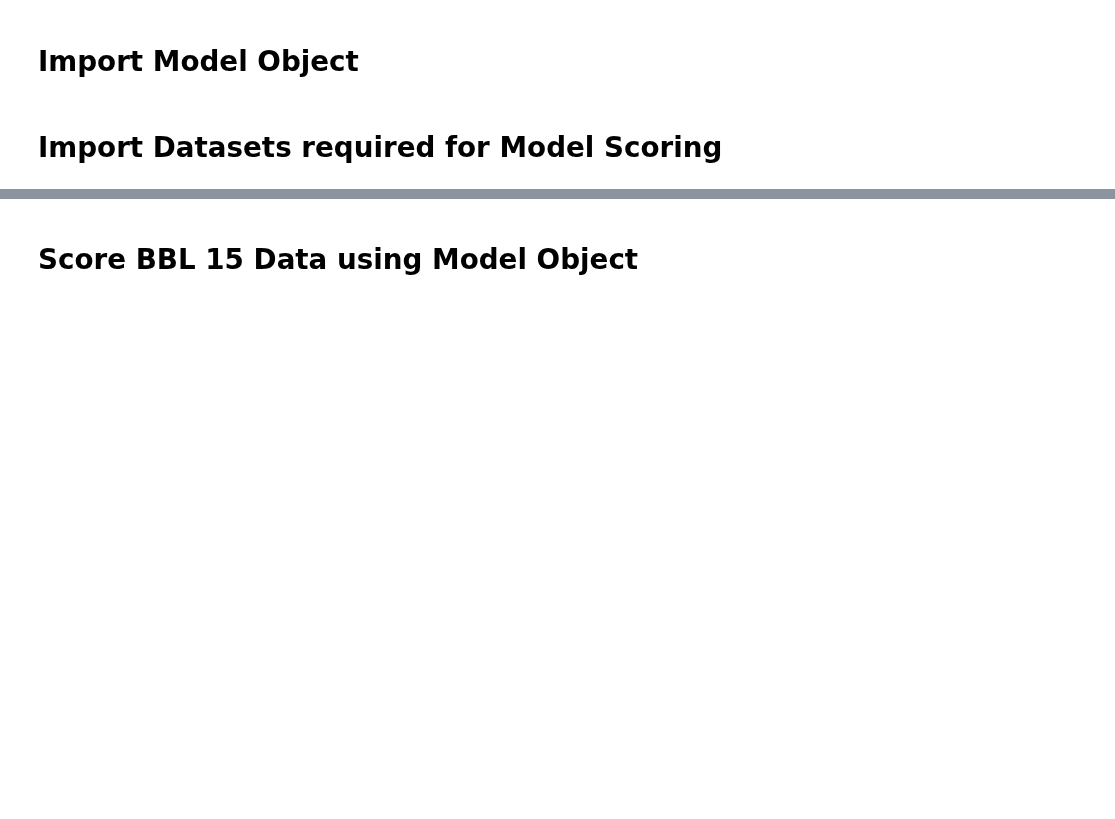
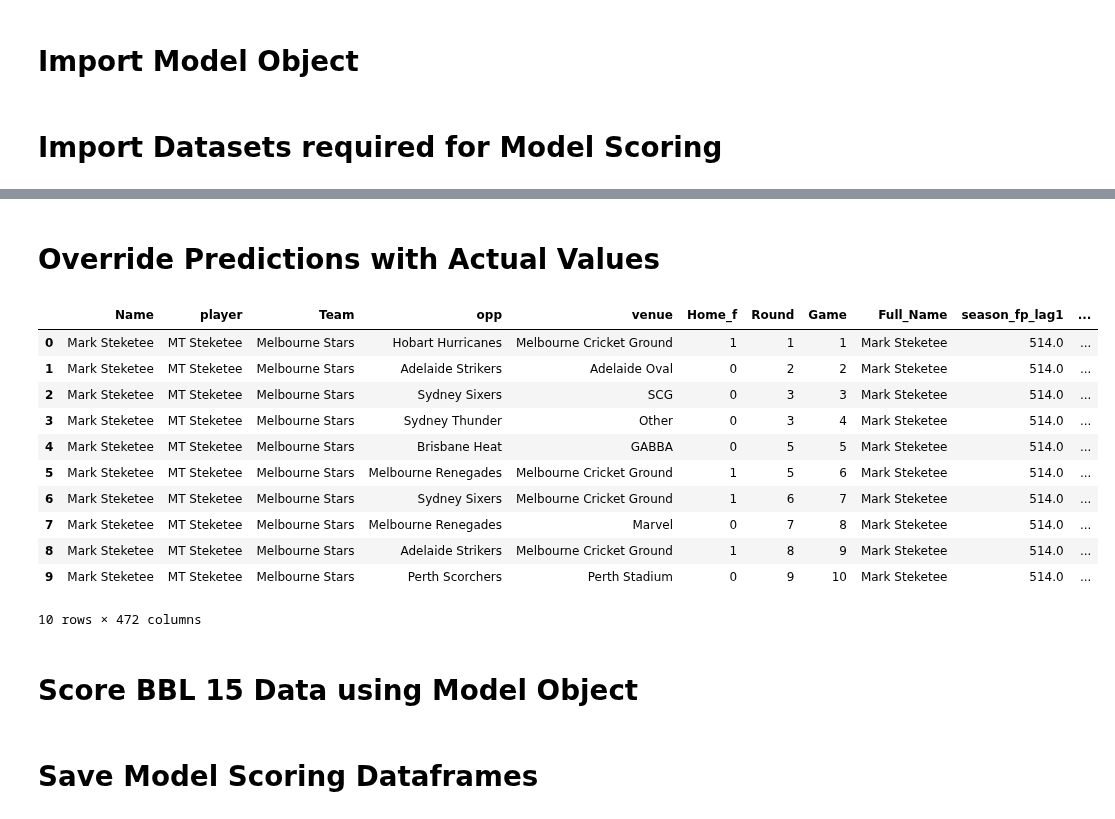
Before and after one commit to Dilan-De-Silva/Big-Bash-Fantasy-AI-v2, a Jupyter notebook: python_script/round-1/Model-Scoring-Pipeline/Model-Scoring-Pipeline-EFP-All.ipynb, the cells around one changed output, grey strips where cells are left out. Saved outputs shown, nothing was run; the diff lists cells and outputs as text; code cells hidden in the pictures; blank space fills up the shorter version.

Commit message:
Post Rnd 1 Trade Optimisation Adjustments

```diff
--- a/python_script/round-1/Model-Scoring-Pipeline/Model-Scoring-Pipeline-EFP-All.ipynb
+++ b/python_script/round-1/Model-Scoring-Pipeline/Model-Scoring-Pipeline-EFP-All.ipynb
@@ -21,9 +21,10 @@ warnings.filterwarnings("ignore")
 
 os.getcwd()
 directory = 'C:/Users/dilan/OneDrive/Documents/Data Science Projects/Repos/Big-Bash-Fantasy-AI-v2/python_script/pre-season/'
-add_data_directory = 'C:/Users/dilan/OneDrive/Documents/Data Science Projects/Repos/Big-Bash-Fantasy-AI-v2/data/add_data_created/pre_tourny'
+add_data_directory = 'C:/Users/dilan/OneDrive/Documents/Data Science Projects/Repos/Big-Bash-Fantasy-AI-v2/data/add_data_created/post_round_1/'
 over_data_directory = 'C:/Users/dilan/OneDrive/Documents/Data Science Projects/Repos/Big-Bash-Fantasy-AI-v2/data/add_data_created/overall'
-py_data_directory = 'C:/Users/dilan/OneDrive/Documents/Data Science Projects/Repos/Big-Bash-Fantasy-AI-v2/data/python_data/'
+py_data_directory = 'C:/Users/dilan/OneDrive/Documents/Data Science Projects/Repos/Big-Bash-Fantasy-AI-v2/data/python_data'
+py_data_score_directory = 'C:/Users/dilan/OneDrive/Documents/Data Science Projects/Repos/Big-Bash-Fantasy-AI-v2/data/python_data/scoring'
 # %% [markdown]
 # Import Model Object
 # %%
@@ -41,9 +36,9 @@ feat_list = model_obj.get_booster().feature_names
 # %% [markdown]
 # Import Datasets required for Model Scoring
 # %%
-# 2a. Import Datasets
+# 1. Import Datasets
 # All BBL 15 Player & their Team Data
-player_df = pd.read_csv(os.path.join(add_data_directory,'player_price_2026.csv'), low_memory=False)
+player_df = pd.read_csv(os.path.join(add_data_directory,'player_price_2026_efp_rnd_1.csv'), low_memory=False)
 player_df = player_df[["Full_Name","player", "Team"]].rename(columns = {"Full_Name":"Name"})
 
 # BBL 15 Player Features
@@ -53,22 +48,19 @@ lags_15_df = lags_15_df.drop(["Unnamed: 0"], axis = 1)
 
 # BBL14 Fixture
 # Need a table for each team with opposition and where they play against the opposition
-team_venue_df = pd.read_csv(os.path.join(over_data_directory,'team_loc_fixture_upd.csv'), low_memory=False)
-print(team_venue_df)
+team_venue_df = pd.read_csv(os.path.join(over_data_directory,'team_loc_fixture.csv'), low_memory=False)
+team_venue_df['Game'] = team_venue_df.groupby('Team').cumcount() + 1
 
-# 2b. Join Datasets
+# 2. Join Datasets
 # Join BBL15 Player Team Data - All Player Fixture Possible Scenarios
 player_fix_scen_df = pd.merge(player_df , team_venue_df, left_on = ["Team"], right_on = ["Team"], how = "left")
 player_fix_scen_df = player_fix_scen_df.rename(columns = {"Opposition":"opp", "Venue":"venue"})
-print(player_fix_scen_df)
 
 ## Join BBL14 Player Feature Data - All Player Fixture Possible Scenarios
 bbl15_scen_df = pd.merge(player_fix_scen_df , lags_15_df, left_on = ["player"], right_on = ["player"], how = "left")
 print(bbl15_scen_df)
 
 unique_play_fix = player_fix_scen_df['player'].unique()
-print(unique_play_fix)
 
 unique_lag = lags_15_df['player'].unique()
-print(unique_lag)
 # %% [output]
@@ -92,2 +84,31 @@ print(unique_lag)
+# %% [markdown]
+# Override Predictions with Actual Values
+# %%
+# 1. Extract Actual Points Data
+bbl15_prior_df = pd.read_csv(os.path.join(add_data_directory,'player_bbl15_pts_rnd_1.csv'), low_memory=False)
+bbl15_prior_df = bbl15_prior_df.drop(['Team','Price'], axis = 1)
+bbl15_prior_df.columns = bbl15_prior_df.columns.str.replace(r'Game_', '')
+bbl15_prior_df = pd.melt(bbl15_prior_df, id_vars=['player'], value_vars= ['1', '2', '3', '4', '5', '6', '7', '8', '9', '10'],
+                         var_name='Game', value_name='fantasy_point').dropna()
+bbl15_prior_df['Game'] = bbl15_prior_df['Game'].astype(int)
+bbl15_prior_df = bbl15_prior_df.rename(columns={"player": "Name"})
+
+# 2. Override Expected Points with Actual Points where available
+bbl15_scen_df = pd.merge(bbl15_scen_df, bbl15_prior_df, left_on = ["Name","Game"], right_on = ["Name","Game"], how = "left")
+
+display(bbl15_scen_df.head(10))
+# %% [output]
+|  | Name | player | Team | opp | venue | Home_f | Round | Game | Full_Name | season_fp_lag1 | ... |
+| 0 | Mark Steketee | MT Steketee | Melbourne Stars | Hobart Hurricanes | Melbourne Cricket Ground | 1 | 1 | 1 | Mark Steketee | 514.0 | ... |
+| 1 | Mark Steketee | MT Steketee | Melbourne Stars | Adelaide Strikers | Adelaide Oval | 0 | 2 | 2 | Mark Steketee | 514.0 | ... |
+| 2 | Mark Steketee | MT Steketee | Melbourne Stars | Sydney Sixers | SCG | 0 | 3 | 3 | Mark Steketee | 514.0 | ... |
+| 3 | Mark Steketee | MT Steketee | Melbourne Stars | Sydney Thunder | Other | 0 | 3 | 4 | Mark Steketee | 514.0 | ... |
+| 4 | Mark Steketee | MT Steketee | Melbourne Stars | Brisbane Heat | GABBA | 0 | 5 | 5 | Mark Steketee | 514.0 | ... |
+| 5 | Mark Steketee | MT Steketee | Melbourne Stars | Melbourne Renegades | Melbourne Cricket Ground | 1 | 5 | 6 | Mark Steketee | 514.0 | ... |
+| 6 | Mark Steketee | MT Steketee | Melbourne Stars | Sydney Sixers | Melbourne Cricket Ground | 1 | 6 | 7 | Mark Steketee | 514.0 | ... |
+| 7 | Mark Steketee | MT Steketee | Melbourne Stars | Melbourne Renegades | Marvel | 0 | 7 | 8 | Mark Steketee | 514.0 | ... |
+| 8 | Mark Steketee | MT Steketee | Melbourne Stars | Adelaide Strikers | Melbourne Cricket Ground | 1 | 8 | 9 | Mark Steketee | 514.0 | ... |
+| 9 | Mark Steketee | MT Steketee | Melbourne Stars | Perth Scorchers | Perth Stadium | 0 | 9 | 10 | Mark Steketee | 514.0 | ... |
+10 rows × 472 columns
 # %% [markdown]
 # Score BBL 15 Data using Model Object
@@ -94 +134,3 @@ print(unique_lag)
+# %% [markdown]
+# Save Model Scoring Dataframes
 # %%
```
Also changed, not shown: parts of 5 cells of this notebook, 1 other file.
